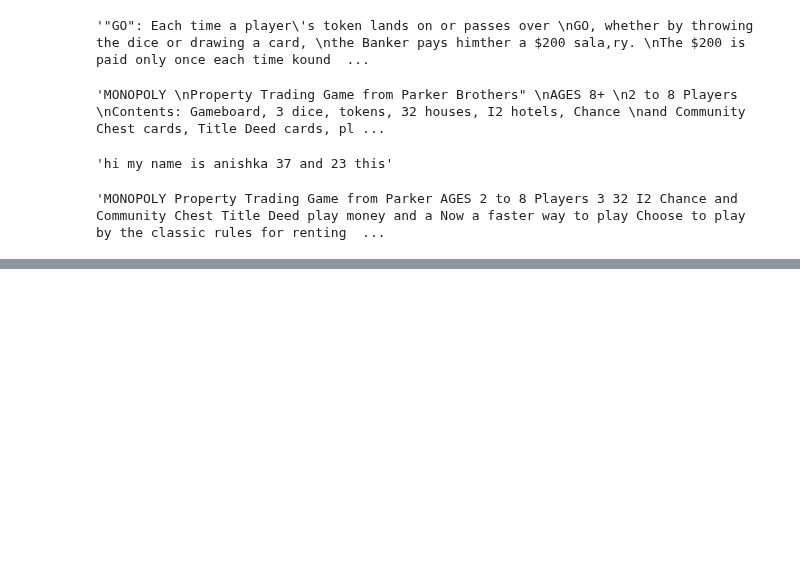
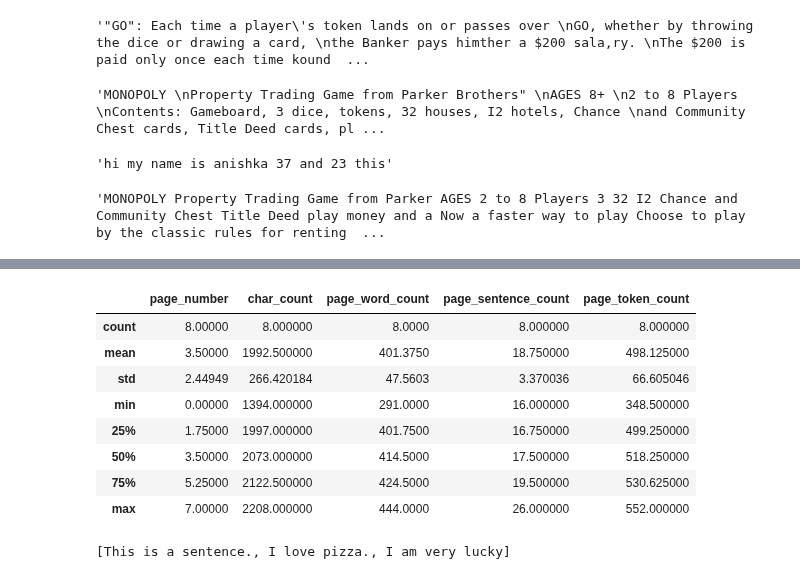
Before and after one commit to anishka07/Intellidocs, a Jupyter notebook: notebooks/rag_v1.ipynb, the cells around one changed output, grey strips where cells are left out. Drawn from its saved outputs; the diff is of its cells as text; code cells hidden in the pictures; blank space fills up the shorter version.

```diff
--- a/notebooks/rag_v1.ipynb
+++ b/notebooks/rag_v1.ipynb
@@ -60,0 +127,5 @@ cleaner(all_texts)
+# %%
+import pandas as pd
+
+df = pd.DataFrame(pages_and_texts)
+df.head()
@@ -60,0 +139,27 @@ cleaner(all_texts)
+# %%
+df.describe()
+# %% [output]
+|  | page_number | char_count | page_word_count | page_sentence_count | page_token_count |
+| count | 8.00000 | 8.000000 | 8.0000 | 8.000000 | 8.000000 |
+| mean | 3.50000 | 1992.500000 | 401.3750 | 18.750000 | 498.125000 |
+| std | 2.44949 | 266.420184 | 47.5603 | 3.370036 | 66.605046 |
+| min | 0.00000 | 1394.000000 | 291.0000 | 16.000000 | 348.500000 |
+| 25% | 1.75000 | 1997.000000 | 401.7500 | 16.750000 | 499.250000 |
+| 50% | 3.50000 | 2073.000000 | 414.5000 | 17.500000 | 518.250000 |
+| 75% | 5.25000 | 2122.500000 | 424.5000 | 19.500000 | 530.625000 |
+| max | 7.00000 | 2208.000000 | 444.0000 | 26.000000 | 552.000000 |
+# %%
+## Split the pages into sentences
+
+from spacy.lang.en import English
+
+nlp = English()
+
+nlp.add_pipe("sentencizer")
+
+doc = nlp("This is a sentence. I love pizza. I am very lucky")
+
+
+list(doc.sents)
+# %% [output]
+[This is a sentence., I love pizza., I am very lucky]
```
Also changed, not shown: parts of 12 cells of this notebook.
